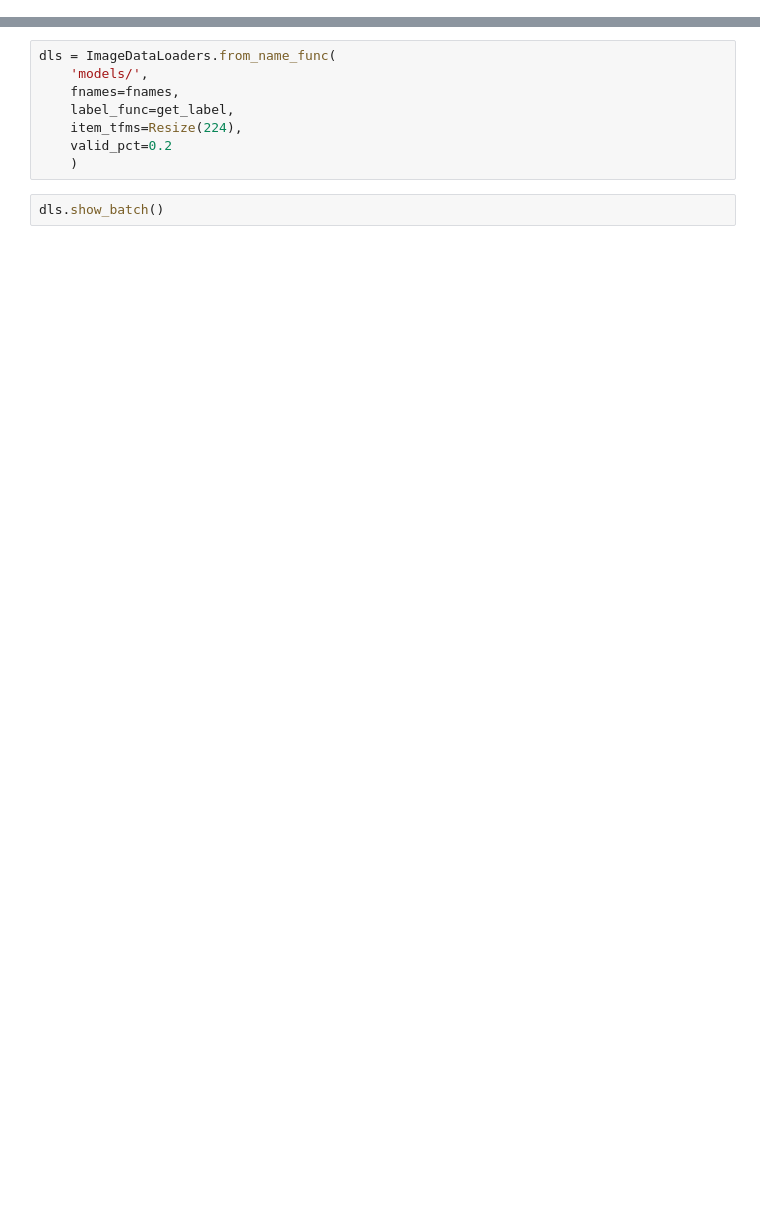
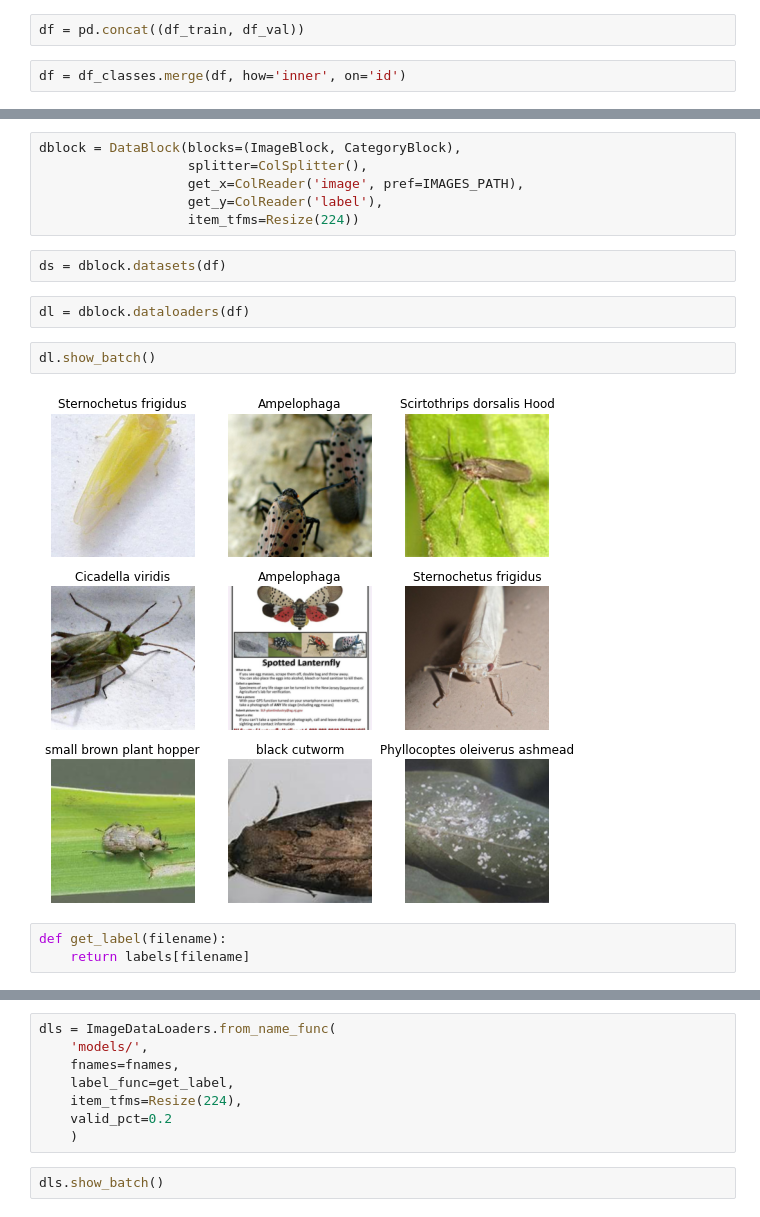
Before and after one commit to lbvx/AprendizadoDeMaquina, a Jupyter notebook: trabalho.ipynb, the cells around one changed output, grey strips where cells are left out. Saved outputs shown, nothing was run; the diff lists cells and outputs as text; blank space fills up the shorter version.

Commit message:
added download to dataset, pandas mapping to classes and datablock

```diff
--- a/trabalho.ipynb
+++ b/trabalho.ipynb
@@ -5,0 +86,4 @@ import os
+# %%
+df = pd.concat((df_train, df_val))
+# %%
+df = df_classes.merge(df, how='inner', on='id')
@@ -6,3 +106,20 @@ import os
+# %%
+dblock = DataBlock(blocks=(ImageBlock, CategoryBlock),
+                   splitter=ColSplitter(),
+                   get_x=ColReader('image', pref=IMAGES_PATH),
+                   get_y=ColReader('label'),
+                   item_tfms=Resize(224))
+# %%
+ds = dblock.datasets(df)
+# %%
+dl = dblock.dataloaders(df)
+# %%
+dl.show_batch()
+# %% [output]
+[figure, added]
+# %%
+def get_label(filename):
+    return labels[filename]
 # %%
 labels = dict()
 
```
Also changed, not shown: parts of 17 cells of this notebook.
